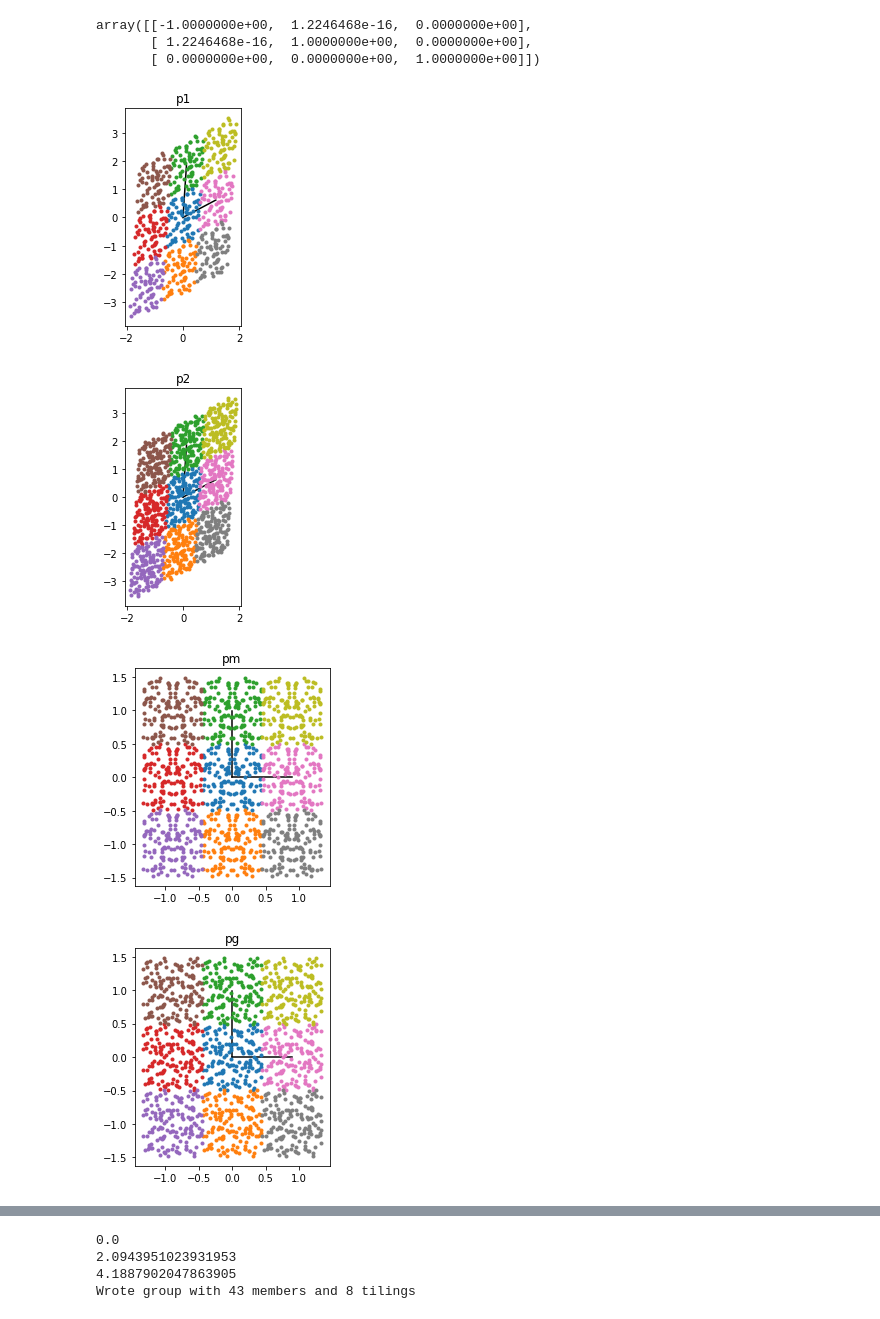
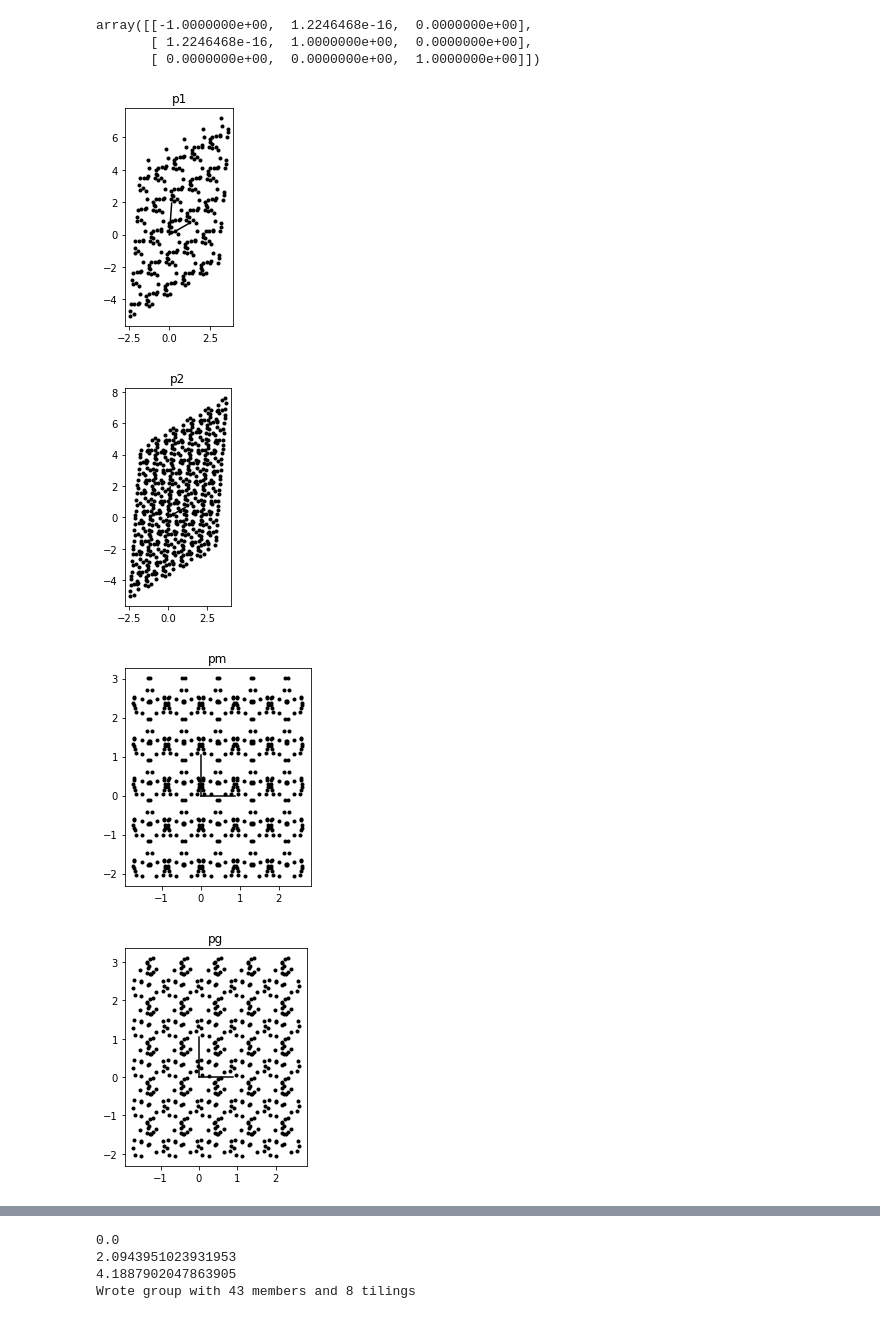
Before and after one commit to whitead/symd, a Jupyter notebook: groups/Groups.ipynb, the cells around one changed output, grey strips where cells are left out. Cells and saved outputs as stored; diff of their text form; code cells hidden in the pictures.

```diff
--- a/groups/Groups.ipynb
+++ b/groups/Groups.ipynb
@@ -191,7 +191,8 @@ projectors = {
 e = str2mat('x,y')
 c2 = [e, str2mat('-x, -y')]
 d1 = [e, str2mat('-x, y')]
-g1 = [str2mat('x/2 - 1/4,y'), str2mat('x/2 + 1/4, -y')]
+#g1 = [str2mat('x/2 - 1/4,y'), str2mat('x/2 + 1/4, -y')]
+g1 = [e, str2mat('x/2 + 1/2, -y')]
 
 # not sure about CM, PMG 100% wrong
 
@@ -200,48 +201,48 @@ wallpaper = {
     'p2': (projectors['mono'], c2),
     'pm': (projectors['rectangle'], d1),
     'pg': (projectors['rectangle'], g1),
-    'cm': (projectors['rectangle'], [
-        str2mat('x/2 + 1/4,y/2+1/4'),
-        str2mat('x/2 - 1/4,-y/2+1/4'),
-        str2mat('x/2 - 1/4,y/2-1/4'),
-        str2mat('x/2 + 1/4,-y/2-1/4')]),
-    'pmm': (projectors['rectangle'], [
-        e, str2mat('x,-y'), str2mat('-x,y'),
-        str2mat('x,-y') @ str2mat('-x,y')]),
-    'pmg': (projectors['rectangle'], [
-        str2mat('x/2 - 1/4,-y/2+1/4'),
-        str2mat('x/2 - 1/4, y/2+1/4'),
-        str2mat('x/2 + 1/4,y/2-1/4'),
-        str2mat('x/2 + 1/4,-y/2-1/4')]),
+#     'cm': (projectors['rectangle'], [
+#         str2mat('x/2 + 1/4,y/2+1/4'),
+#         str2mat('x/2 - 1/4,-y/2+1/4'),
+#         str2mat('x/2 - 1/4,y/2-1/4'),
+#         str2mat('x/2 + 1/4,-y/2-1/4')]),
+#     'pmm': (projectors['rectangle'], [
+#         e, str2mat('x,-y'), str2mat('-x,y'),
+#         str2mat('x,-y') @ str2mat('-x,y')]),
+#     'pmg': (projectors['rectangle'], [
+#         str2mat('x/2 - 1/4,-y/2+1/4'),
+#         str2mat('x/2 - 1/4, y/2+1/4'),
+#         str2mat('x/2 + 1/4,y/2-1/4'),
+#         str2mat('x/2 + 1/4,-y/2-1/4')]),
 }
 # %%
 def plot_group(x, basis, g, title):
     basis = (g[0] @ basis.flatten()).reshape(basis.shape)
     plt.plot([0, basis[0,0]], [0,basis[0,1]], '-', color='black')
     plt.plot([0, basis[1,0]], [0,basis[1,1]], '-', color='black')
-    n = [0, -1, 1]
+    n = [0, -1, 1, -2, 2]
     points = []
     for i, ns in enumerate(itertools.product(n, repeat=2)):
         for w in g[1]:
-            xw = (w @ x.T).T
+            xw = np.mod((w @ x.T).T, 1)
             xc = (xw[:,:2] + ns) @ basis
-            plt.plot(xc[:,0], xc[:,1], '.', color=f'C{i}', alpha=1)
+            plt.plot(xc[:,0], xc[:,1], '.', color='black') #color=f'C{i}', alpha=1)
             points.append(xc[:2])
     x = np.vstack(points)
     #sns.kdeplot(x=x[:,0], y=x[:,1], shade=True, bw_adjust=0.2, cmap='Reds')
     plt.title(title)
     plt.gca().set_aspect('equal')
     plt.show()
 
 np.random.seed(0)
-npoints = 76
+npoints = 12
 x = np.hstack((np.random.uniform(size=(npoints,2)) - 0.5, np.ones((npoints,1))))
 basis = [[1,0], [0,1]] + np.random.uniform(size=(2,2))
 for k,v in wallpaper.items():
     plot_group(x, basis, v, k)
 plt.show()
 # %% [output]
-[figure, old version]
+[figure, new version]
-[figure, old version]
+[figure, new version]
-[figure, old version]
+[figure, new version]
-[figure, old version]
+[figure, new version]
```
Also changed, not shown: parts of 1 cell of this notebook.
